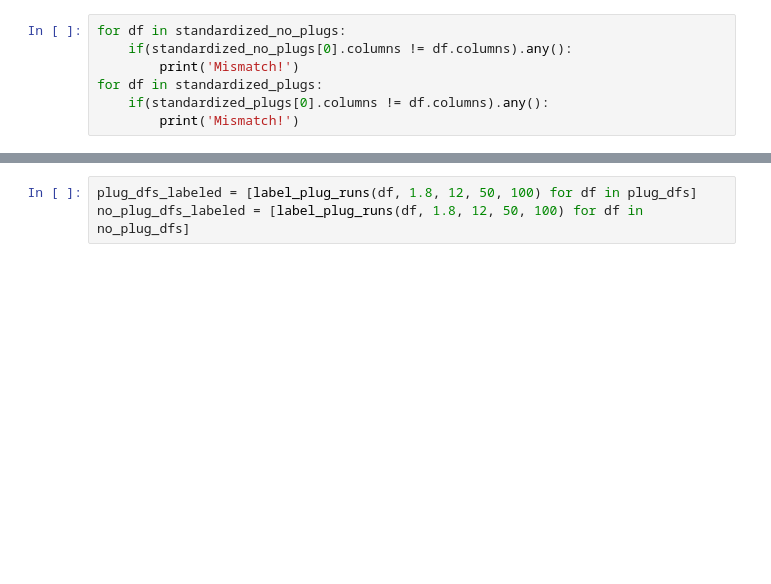
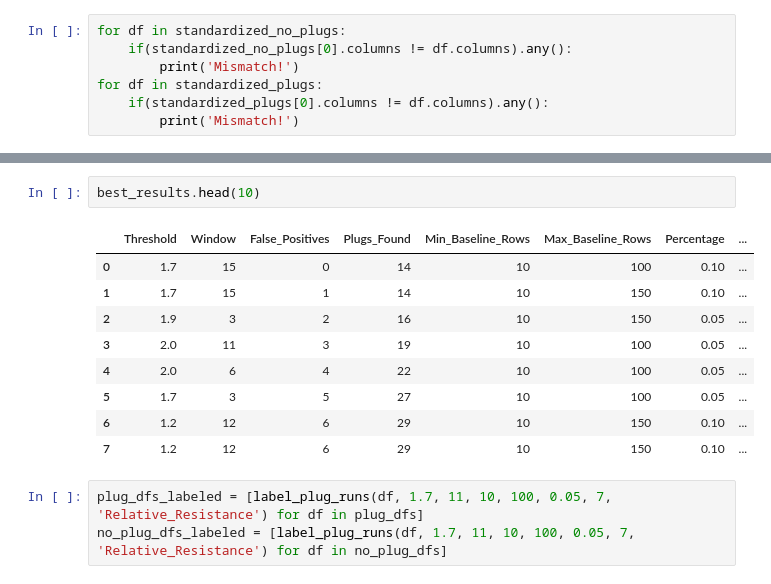
Before and after one commit to Sanderconn/Master-ML-plug, a Jupyter notebook: notebooks/standardize.ipynb, the cells around one changed output, grey strips where cells are left out. Saved outputs shown, nothing was run; the diff lists cells and outputs as text; blank space fills up the shorter version.

Commit message:
found different combinations of parameters for labeling plug data. ranging from 0-6 false positives and 14-29 plugs found. Still no acceptable balance of FP + PF

```diff
--- a/notebooks/standardize.ipynb
+++ b/notebooks/standardize.ipynb
@@ -274,6 +276,18 @@ print(best_possible.to_string(index=False))
+# %%
+best_results.head(10)
+# %% [output]
+|  | Threshold | Window | False_Positives | Plugs_Found | Min_Baseline_Rows | Max_Baseline_Rows | Percentage | ... |
+| 0 | 1.7 | 15 | 0 | 14 | 10 | 100 | 0.10 | ... |
+| 1 | 1.7 | 15 | 1 | 14 | 10 | 150 | 0.10 | ... |
+| 2 | 1.9 | 3 | 2 | 16 | 10 | 150 | 0.05 | ... |
+| 3 | 2.0 | 11 | 3 | 19 | 10 | 100 | 0.05 | ... |
+| 4 | 2.0 | 6 | 4 | 22 | 10 | 100 | 0.05 | ... |
+| 5 | 1.7 | 3 | 5 | 27 | 10 | 100 | 0.05 | ... |
+| 6 | 1.2 | 12 | 6 | 29 | 10 | 150 | 0.10 | ... |
+| 7 | 1.2 | 12 | 6 | 29 | 10 | 150 | 0.10 | ... |
 # %%
-plug_dfs_labeled = [label_plug_runs(df, 1.8, 12, 50, 100) for df in plug_dfs]
-no_plug_dfs_labeled = [label_plug_runs(df, 1.8, 12, 50, 100) for df in no_plug_dfs]
+plug_dfs_labeled = [label_plug_runs(df, 1.7, 11, 10, 100, 0.05, 7, 'Relative_Resistance') for df in plug_dfs]
+no_plug_dfs_labeled = [label_plug_runs(df, 1.7, 11, 10, 100, 0.05, 7, 'Relative_Resistance') for df in no_plug_dfs]
 # %%
 def plot_smoothed_plug_trends(dfs):
     num_plots = len(dfs)
```
Also changed, not shown: parts of 11 cells of this notebook.
